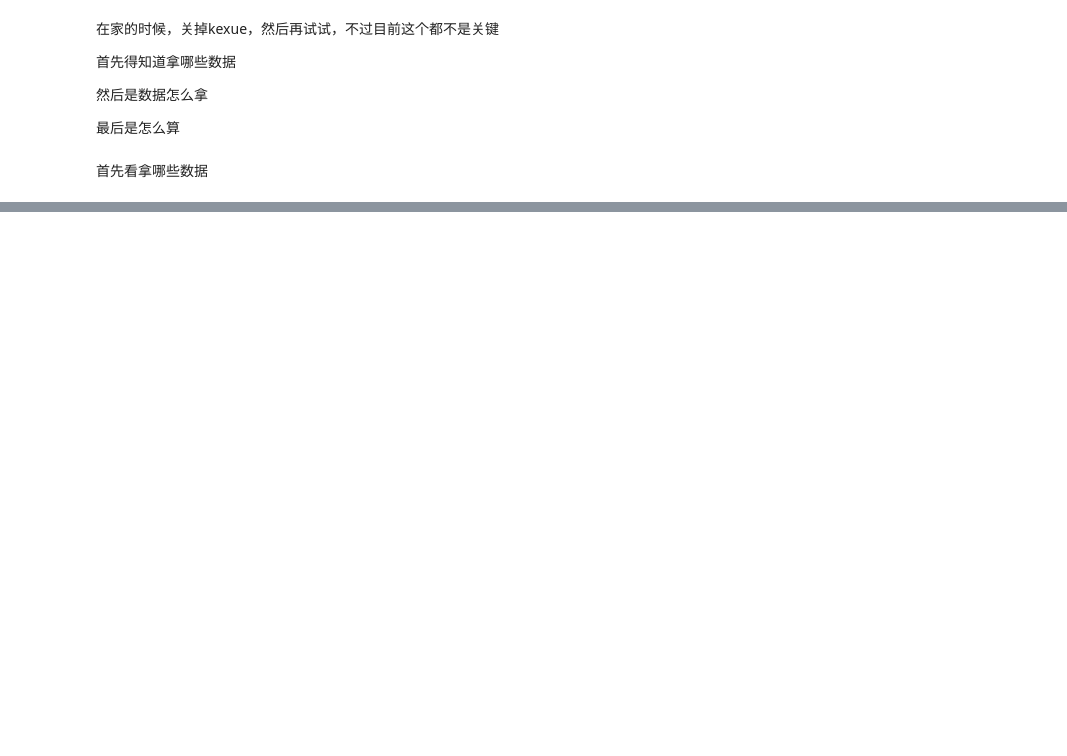
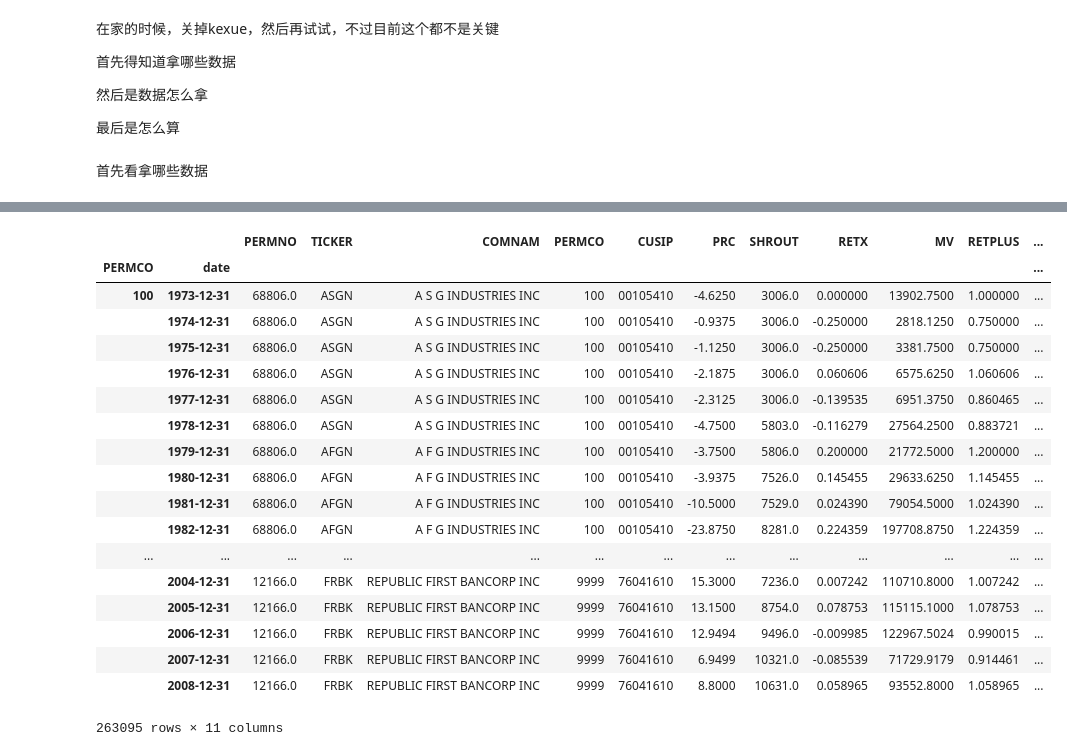
Before and after one commit to dxcv/strategy_research, a Jupyter notebook: wrds/wrds research.ipynb, the cells around one changed output, grey strips where cells are left out. Saved outputs shown, nothing was run; the diff lists cells and outputs as text; code cells hidden in the pictures; blank space fills up the shorter version.

```diff
--- a/wrds/wrds research.ipynb
+++ b/wrds/wrds research.ipynb
@@ -54,0 +158,3 @@ djones.tail()
+# %%
+cum_ret = cum_ret.reset_index()
+cum_ret.head()
@@ -54,0 +168,3 @@ djones.tail()
+# %%
+cum_ret.columns = ['PERMCO', 'date', 'CUMRETX']
+cum_ret.head()
@@ -54,0 +212,2 @@ djones.tail()
+# %%
+test = pd.merge(data, cum_ret, 'inner', on=['date', 'PERMCO'])
@@ -54,0 +218,3 @@ djones.tail()
+# %%
+test = test.set_index('date')
+test.head()
@@ -54,0 +335,22 @@ djones.tail()
+# %%
+test.groupby('PERMCO').resample('Y').apply('last')
+# %% [output]
+|  |  | PERMNO | TICKER | COMNAM | PERMCO | CUSIP | PRC | SHROUT | RETX | MV | RETPLUS | ... |
+| PERMCO | date |  |  |  |  |  |  |  |  |  |  | ... |
+| 100 | 1973-12-31 | 68806.0 | ASGN | A S G INDUSTRIES INC | 100 | 00105410 | -4.6250 | 3006.0 | 0.000000 | 13902.7500 | 1.000000 | ... |
+|  | 1974-12-31 | 68806.0 | ASGN | A S G INDUSTRIES INC | 100 | 00105410 | -0.9375 | 3006.0 | -0.250000 | 2818.1250 | 0.750000 | ... |
+|  | 1975-12-31 | 68806.0 | ASGN | A S G INDUSTRIES INC | 100 | 00105410 | -1.1250 | 3006.0 | -0.250000 | 3381.7500 | 0.750000 | ... |
+|  | 1976-12-31 | 68806.0 | ASGN | A S G INDUSTRIES INC | 100 | 00105410 | -2.1875 | 3006.0 | 0.060606 | 6575.6250 | 1.060606 | ... |
+|  | 1977-12-31 | 68806.0 | ASGN | A S G INDUSTRIES INC | 100 | 00105410 | -2.3125 | 3006.0 | -0.139535 | 6951.3750 | 0.860465 | ... |
+|  | 1978-12-31 | 68806.0 | ASGN | A S G INDUSTRIES INC | 100 | 00105410 | -4.7500 | 5803.0 | -0.116279 | 27564.2500 | 0.883721 | ... |
+|  | 1979-12-31 | 68806.0 | AFGN | A F G INDUSTRIES INC | 100 | 00105410 | -3.7500 | 5806.0 | 0.200000 | 21772.5000 | 1.200000 | ... |
+|  | 1980-12-31 | 68806.0 | AFGN | A F G INDUSTRIES INC | 100 | 00105410 | -3.9375 | 7526.0 | 0.145455 | 29633.6250 | 1.145455 | ... |
+|  | 1981-12-31 | 68806.0 | AFGN | A F G INDUSTRIES INC | 100 | 00105410 | -10.5000 | 7529.0 | 0.024390 | 79054.5000 | 1.024390 | ... |
+|  | 1982-12-31 | 68806.0 | AFGN | A F G INDUSTRIES INC | 100 | 00105410 | -23.8750 | 8281.0 | 0.224359 | 197708.8750 | 1.224359 | ... |
+| ... | ... | ... | ... | ... | ... | ... | ... | ... | ... | ... | ... | ... |
+|  | 2004-12-31 | 12166.0 | FRBK | REPUBLIC FIRST BANCORP INC | 9999 | 76041610 | 15.3000 | 7236.0 | 0.007242 | 110710.8000 | 1.007242 | ... |
+|  | 2005-12-31 | 12166.0 | FRBK | REPUBLIC FIRST BANCORP INC | 9999 | 76041610 | 13.1500 | 8754.0 | 0.078753 | 115115.1000 | 1.078753 | ... |
+|  | 2006-12-31 | 12166.0 | FRBK | REPUBLIC FIRST BANCORP INC | 9999 | 76041610 | 12.9494 | 9496.0 | -0.009985 | 122967.5024 | 0.990015 | ... |
+|  | 2007-12-31 | 12166.0 | FRBK | REPUBLIC FIRST BANCORP INC | 9999 | 76041610 | 6.9499 | 10321.0 | -0.085539 | 71729.9179 | 0.914461 | ... |
+|  | 2008-12-31 | 12166.0 | FRBK | REPUBLIC FIRST BANCORP INC | 9999 | 76041610 | 8.8000 | 10631.0 | 0.058965 | 93552.8000 | 1.058965 | ... |
+263095 rows × 11 columns
```
Also changed, not shown: parts of 48 cells of this notebook, 6 other files.
